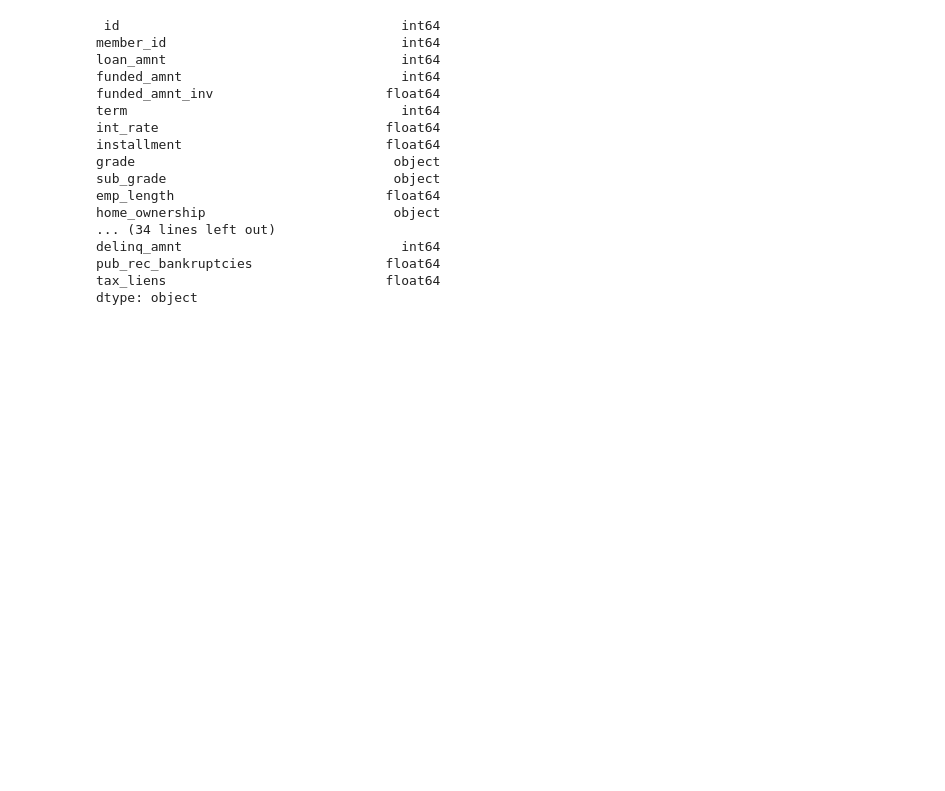
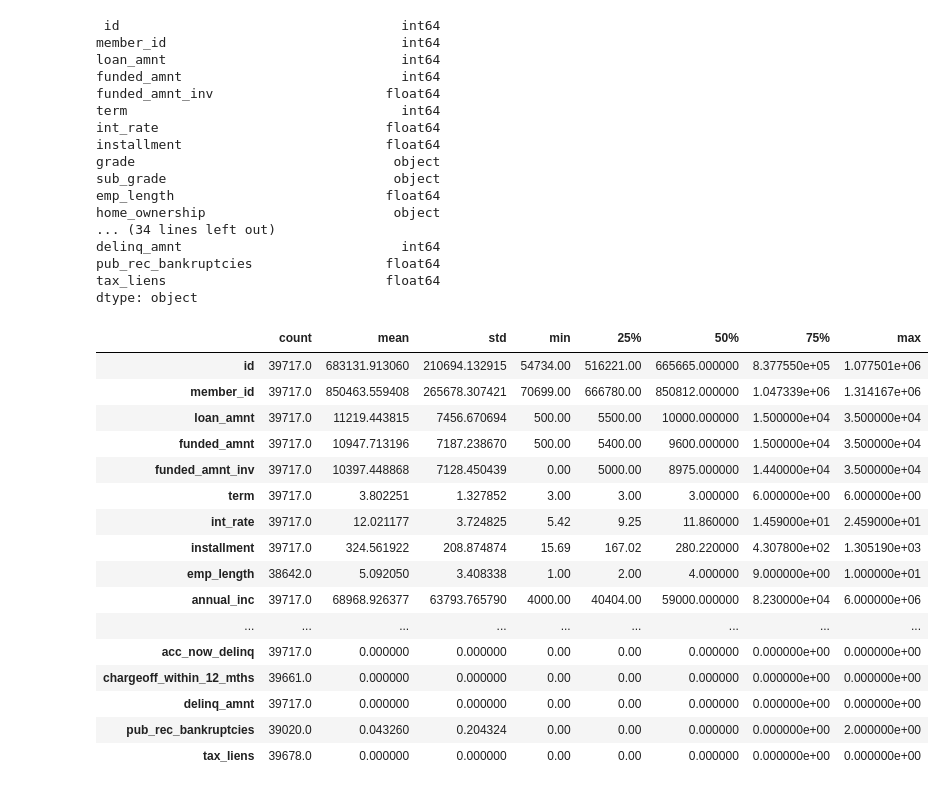
Before and after one commit to floodyc/LendingClubCaseStudy, a Jupyter notebook: LCCS.ipynb, the cells around one changed output. Saved outputs shown, nothing was run; the diff lists cells and outputs as text; code cells hidden in the pictures; blank space fills up the shorter version.

```diff
--- a/LCCS.ipynb
+++ b/LCCS.ipynb
@@ -222,5 +231,7 @@ df4['emp_length'] = df4.emp_length.str.extract('(\d+)')
 df4['emp_length'] = pd.to_numeric(df4['emp_length'])
 # %%
 df4['issue_d']  = pd.to_datetime(df4['issue_d'], errors = 'coerce')
+# %%
+df4['earliest_cr_line']  = pd.to_datetime(df4['earliest_cr_line'], errors = 'coerce')
 # %%
 df5 = df4.drop(labels=['url', 'desc', 'purpose', 'title'], axis=1)
@@ -244,3 +262,23 @@ delinq_amnt                            int64
 pub_rec_bankruptcies                 float64
 tax_liens                            float64
 dtype: object
+# %%
+df5.describe().T
+# %% [output]
+|  | count | mean | std | min | 25% | 50% | 75% | max |
+| id | 39717.0 | 683131.913060 | 210694.132915 | 54734.00 | 516221.00 | 665665.000000 | 8.377550e+05 | 1.077501e+06 |
+| member_id | 39717.0 | 850463.559408 | 265678.307421 | 70699.00 | 666780.00 | 850812.000000 | 1.047339e+06 | 1.314167e+06 |
+| loan_amnt | 39717.0 | 11219.443815 | 7456.670694 | 500.00 | 5500.00 | 10000.000000 | 1.500000e+04 | 3.500000e+04 |
+| funded_amnt | 39717.0 | 10947.713196 | 7187.238670 | 500.00 | 5400.00 | 9600.000000 | 1.500000e+04 | 3.500000e+04 |
+| funded_amnt_inv | 39717.0 | 10397.448868 | 7128.450439 | 0.00 | 5000.00 | 8975.000000 | 1.440000e+04 | 3.500000e+04 |
+| term | 39717.0 | 3.802251 | 1.327852 | 3.00 | 3.00 | 3.000000 | 6.000000e+00 | 6.000000e+00 |
+| int_rate | 39717.0 | 12.021177 | 3.724825 | 5.42 | 9.25 | 11.860000 | 1.459000e+01 | 2.459000e+01 |
+| installment | 39717.0 | 324.561922 | 208.874874 | 15.69 | 167.02 | 280.220000 | 4.307800e+02 | 1.305190e+03 |
+| emp_length | 38642.0 | 5.092050 | 3.408338 | 1.00 | 2.00 | 4.000000 | 9.000000e+00 | 1.000000e+01 |
+| annual_inc | 39717.0 | 68968.926377 | 63793.765790 | 4000.00 | 40404.00 | 59000.000000 | 8.230000e+04 | 6.000000e+06 |
+| ... | ... | ... | ... | ... | ... | ... | ... | ... |
+| acc_now_delinq | 39717.0 | 0.000000 | 0.000000 | 0.00 | 0.00 | 0.000000 | 0.000000e+00 | 0.000000e+00 |
+| chargeoff_within_12_mths | 39661.0 | 0.000000 | 0.000000 | 0.00 | 0.00 | 0.000000 | 0.000000e+00 | 0.000000e+00 |
+| delinq_amnt | 39717.0 | 0.000000 | 0.000000 | 0.00 | 0.00 | 0.000000 | 0.000000e+00 | 0.000000e+00 |
+| pub_rec_bankruptcies | 39020.0 | 0.043260 | 0.204324 | 0.00 | 0.00 | 0.000000 | 0.000000e+00 | 2.000000e+00 |
+| tax_liens | 39678.0 | 0.000000 | 0.000000 | 0.00 | 0.00 | 0.000000 | 0.000000e+00 | 0.000000e+00 |
```
Also changed, not shown: parts of 20 cells of this notebook.
